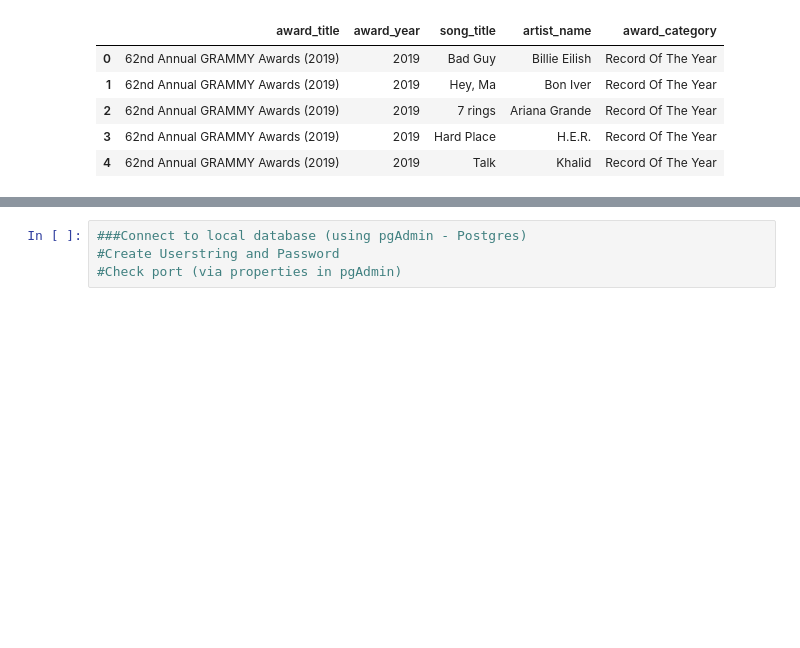
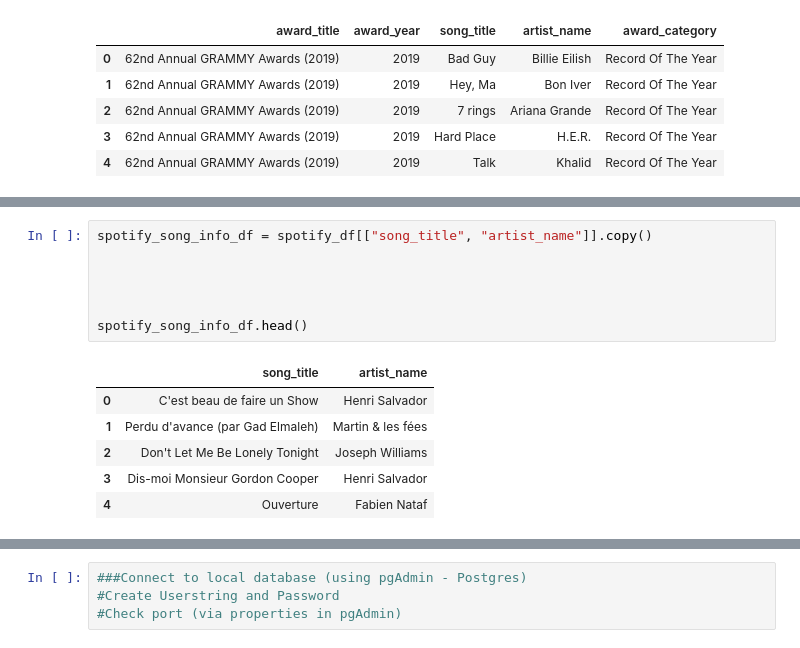
Before and after one commit to capnrick/ETL-Group-7, a Jupyter notebook: ETL _project.ipynb, the cells around one changed output, grey strips where cells are left out. Drawn from its saved outputs; the diff is of its cells as text; blank space fills up the shorter version.

```diff
--- a/ETL _project.ipynb
+++ b/ETL _project.ipynb
@@ -131,0 +142,14 @@ spotify_df.head()
+# %%
+spotify_song_info_df = spotify_df[["song_title", "artist_name"]].copy()
+
+
+
+
+spotify_song_info_df.head()
+# %% [output]
+|  | song_title | artist_name |
+| 0 | C'est beau de faire un Show | Henri Salvador |
+| 1 | Perdu d'avance (par Gad Elmaleh) | Martin & les fées |
+| 2 | Don't Let Me Be Lonely Tonight | Joseph Williams |
+| 3 | Dis-moi Monsieur Gordon Cooper | Henri Salvador |
+| 4 | Ouverture | Fabien Nataf |
```
Also changed, not shown: parts of 10 cells of this notebook, 1 other file.
